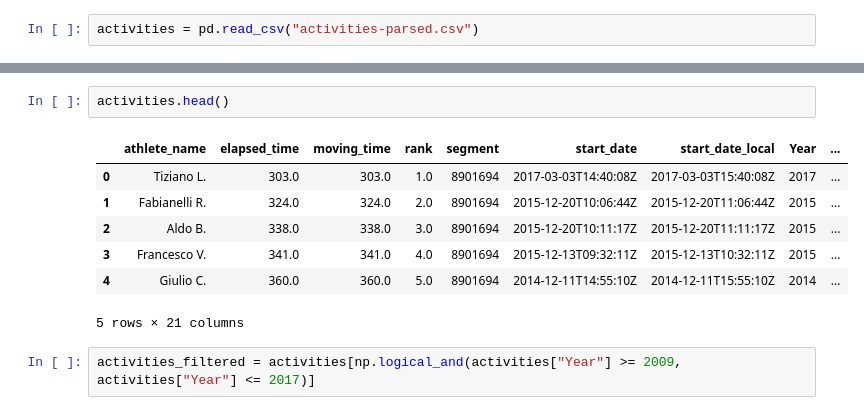
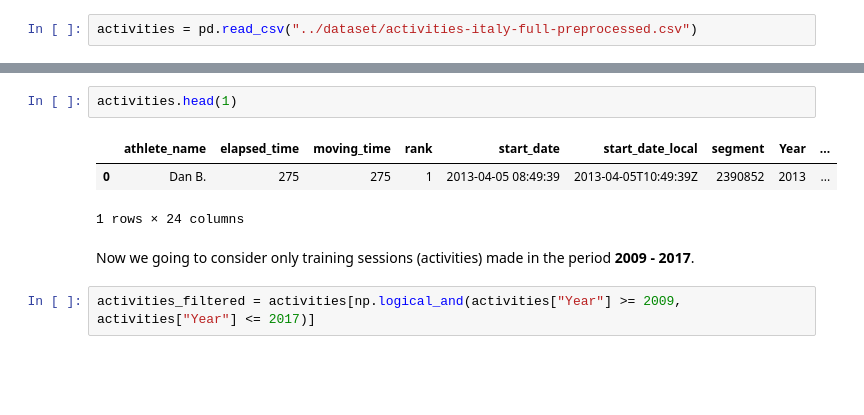
Before and after one commit to mcRoot/thecyclingfeast, a Jupyter notebook: data_analysis/Strava_Preliminary_Data_Analysis.ipynb, the cells around one changed output, grey strips where cells are left out. Cells and saved outputs as stored; diff of their text form; blank space fills up the shorter version.

```diff
--- a/data_analysis/Strava_Preliminary_Data_Analysis.ipynb
+++ b/data_analysis/Strava_Preliminary_Data_Analysis.ipynb
@@ -16,2 +33,2 @@ segments.drop_duplicates(subset=["id"]).shape
 # %%
-activities = pd.read_csv("activities-parsed.csv")
+activities = pd.read_csv("../dataset/activities-italy-full-preprocessed.csv")
@@ -30,14 +53,13 @@ segments["climb_category"].value_counts()
 Name: climb_category, dtype: int64
 # %%
-activities.head()
+activities.head(1)
 # %% [output]
-|  | athlete_name | elapsed_time | moving_time | rank | segment | start_date | start_date_local | Year | ... |
-| 0 | Tiziano L. | 303.0 | 303.0 | 1.0 | 8901694 | 2017-03-03T14:40:08Z | 2017-03-03T15:40:08Z | 2017 | ... |
-| 1 | Fabianelli R. | 324.0 | 324.0 | 2.0 | 8901694 | 2015-12-20T10:06:44Z | 2015-12-20T11:06:44Z | 2015 | ... |
-| 2 | Aldo B. | 338.0 | 338.0 | 3.0 | 8901694 | 2015-12-20T10:11:17Z | 2015-12-20T11:11:17Z | 2015 | ... |
-| 3 | Francesco V. | 341.0 | 341.0 | 4.0 | 8901694 | 2015-12-13T09:32:11Z | 2015-12-13T10:32:11Z | 2015 | ... |
-| 4 | Giulio C. | 360.0 | 360.0 | 5.0 | 8901694 | 2014-12-11T14:55:10Z | 2014-12-11T15:55:10Z | 2014 | ... |
+|  | athlete_name | elapsed_time | moving_time | rank | start_date | start_date_local | segment | Year | ... |
+| 0 | Dan B. | 275 | 275 | 1 | 2013-04-05 08:49:39 | 2013-04-05T10:49:39Z | 2390852 | 2013 | ... |
-5 rows × 21 columns
+1 rows × 24 columns
+# %% [markdown]
+
+Now we going to consider only training sessions (activities) made in the period **2009 - 2017**.
 # %%
 activities_filtered = activities[np.logical_and(activities["Year"] >= 2009, activities["Year"] <= 2017)]
 # %%
```
Also changed, not shown: parts of 25 cells of this notebook, 1 other file.
